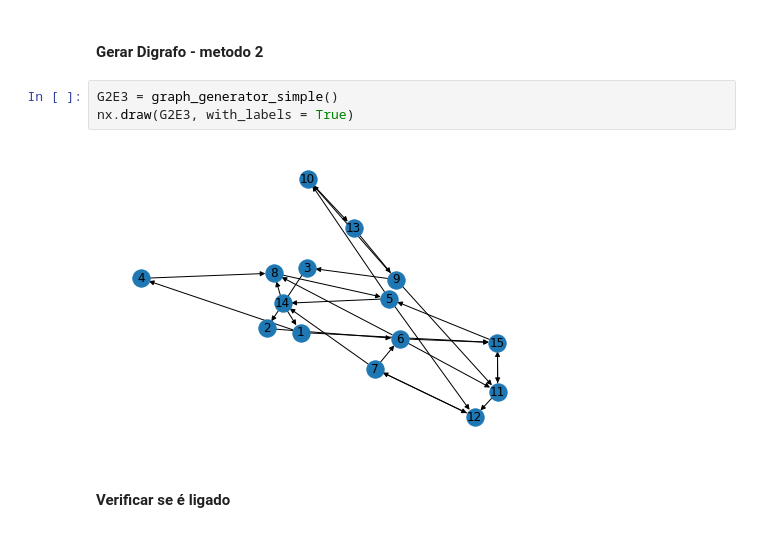
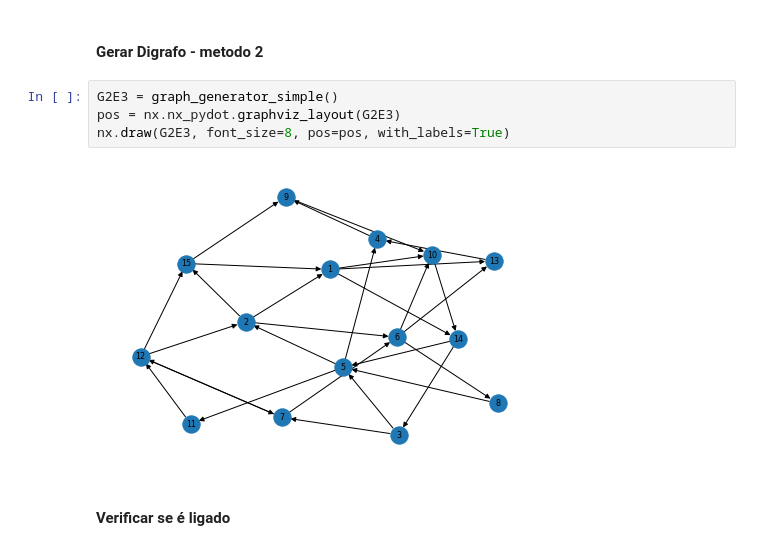
Before and after one commit to zoisper/LC-Projeto, a Jupyter notebook: 2/Trafego.ipynb, the cells around one changed output. Drawn from its saved outputs; the diff is of its cells as text.

```diff
--- a/2/Trafego.ipynb
+++ b/2/Trafego.ipynb
@@ -348,9 +402,10 @@ print(len(G1E3.edges()) - len(S1E3.edges()))
 #### Gerar Digrafo - metodo 2
 # %%
 G2E3 = graph_generator_simple()
-nx.draw(G2E3, with_labels = True)
+pos = nx.nx_pydot.graphviz_layout(G2E3)
+nx.draw(G2E3, font_size=8, pos=pos, with_labels=True)
 # %% [output]
-[figure, old version]
+[figure, new version]
 # %% [markdown]
 #### Verificar se é ligado
 # %%
```
Also changed, not shown: parts of 35 cells of this notebook, 1 other file.
